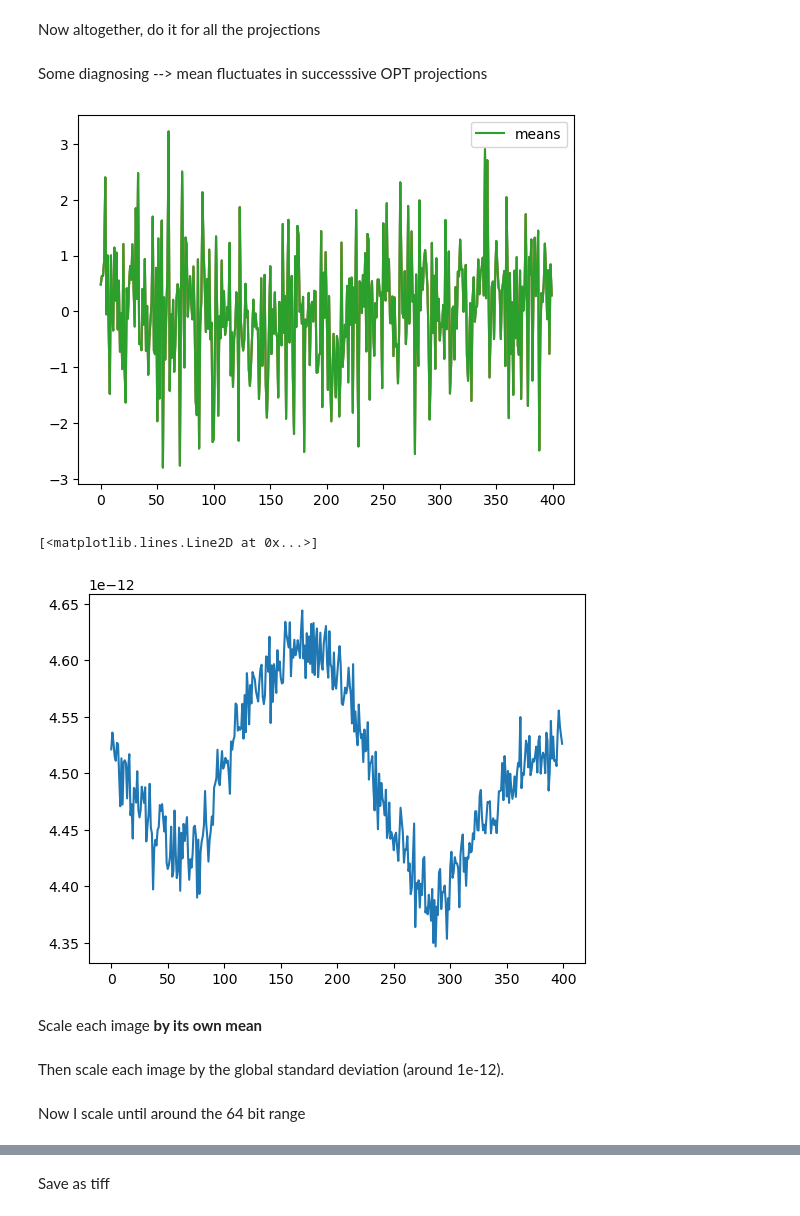
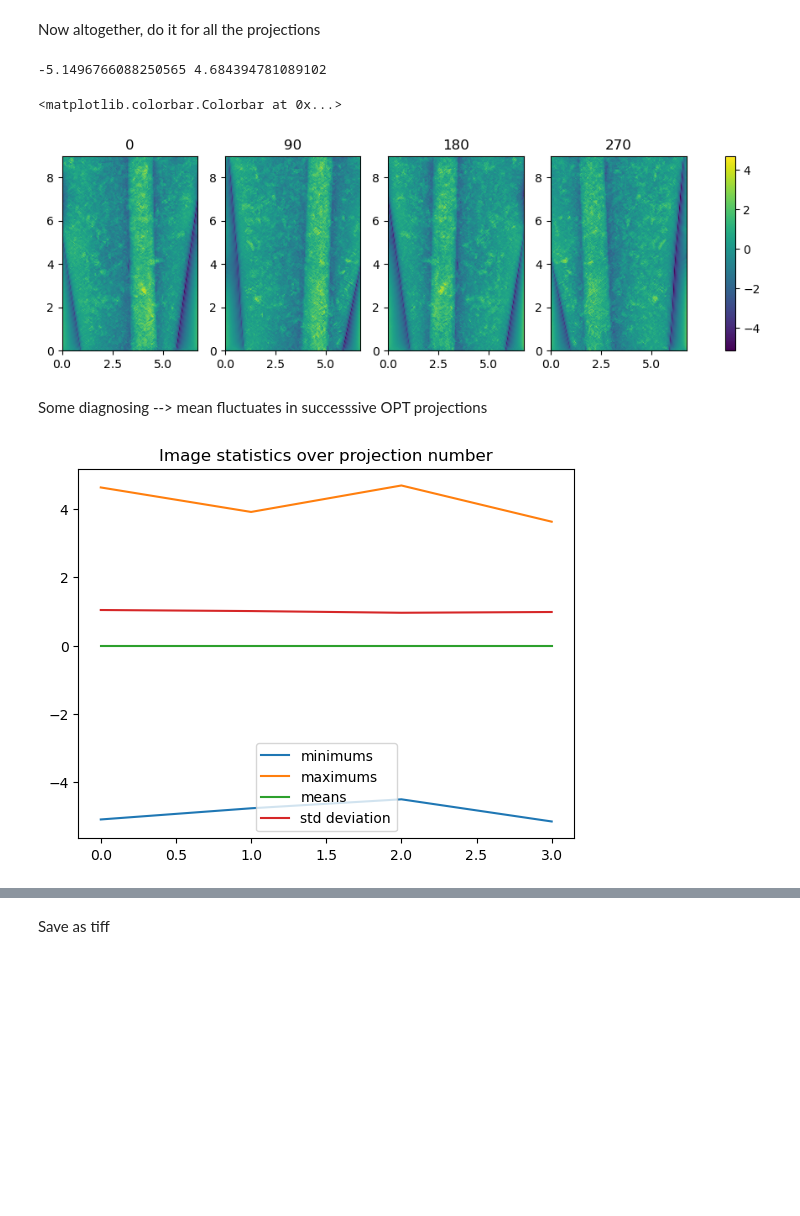
Before and after one commit to kwokkenton/optea, a Jupyter notebook: led_array/agarose_phantom_analysis waller.ipynb, the cells around one changed output, grey strips where cells are left out. Cells and saved outputs as stored; diff of their text form; code cells hidden in the pictures; blank space fills up the shorter version.

```diff
--- a/led_array/agarose_phantom_analysis waller.ipynb
+++ b/led_array/agarose_phantom_analysis waller.ipynb
@@ -39,6 +39,8 @@ e = 6.45e-3 # Pixel size (mm)
 
 # Which projection to take
 projection = 0
+
+phantom = full_phantom[::100]
 # %% [markdown]
 Process images by dividing by their background (Tian and Waller 2015).
 
@@ -197,11 +186,37 @@ ax[1].axis('off')
 # %% [markdown]
 Now altogether, do it for all the projections
 # %%
-num_projections = 400
+def do_dpc(dpc_images):
+    dpc_solver_obj = DPCSolver(dpc_images, wavelength, na, na_in, pixel_size, rotation, dpc_num=dpc_num)
+    dpc_solver_obj.setTikhonovRegularization(reg_u = 1e-1, reg_p = 5e-3)
+    dpc_result = dpc_solver_obj.solve()
+    return dpc_result[0].imag
+
+num_projections = len(phantom)
 phase_contrast = np.zeros((num_projections, im_height, im_width))
 
 for i in tqdm(range(num_projections)):
-    phi = do_fourier_integration(left_right[i], top_bottom[i], freq_x, freq_y)
+    phi = do_dpc(phantom[i])
     phase_contrast[i] = phi
+# %%
+title_labels = [0, 90, 180, 270]
+fig, axes = plt.subplots(1,4, figsize=(12,3))
+
+vmin = np.min(phase_contrast)
+vmax = np.max(phase_contrast)
+
+print(vmin, vmax)
+
+for i, ax in enumerate(axes.flat):
+    im = ax.pcolormesh(X, Y, phase_contrast[i], vmin=vmin, vmax=vmax, cmap='viridis')
+    ax.set_title(title_labels[i], fontsize=12)
+    # ax[i].set_xlabel('Length (mm)')
+
+# cbar_ax = fig.add_axes([0.85, 0.15, 0.05, 0.7])
+plt.colorbar(im, ax=axes.ravel().tolist())
+# %% [output]
+-5.1496766088250565 4.684394781089102
+<matplotlib.colorbar.Colorbar at 0x...>
+[figure, added]
 # %% [markdown]
 Some diagnosing --> mean fluctuates in successsive OPT projections
@@ -208,23 +225,22 @@ Some diagnosing --> mean fluctuates in successsive OPT projections
 # %%
 minimums = []
 maximums = []
 means = []
 std = []
-for i in range(400):
+for i in range(num_projections):
     minimums.append(np.min(phase_contrast[i]))
     maximums.append(np.max(phase_contrast[i]))
     means.append(np.mean(phase_contrast[i]))
     std.append(np.std(phase_contrast[i]))
 
-plt.plot(minimums)
-plt.plot(maximums)
+plt.title('Image statistics over projection number')
+plt.plot(minimums, label='minimums')
+plt.plot(maximums, label= 'maximums')
 plt.plot(means, label='means')
+
+
+plt.plot(std, label='std deviation')
 plt.legend()
 plt.show()
-plt.plot(std)
 # %% [output]
-[figure, old version]
+[figure, new version]
-[<matplotlib.lines.Line2D at 0x...>]
-[figure, removed]
-# %% [markdown]
-Scale each image **by its own mean**
@@ -233,2 +246,0 @@ phase_contrast_subtracted = phase_contrast - np.array(means)[:,None,None]
-# %% [markdown]
-Then scale each image by the global standard deviation (around 1e-12).
@@ -238,2 +246,0 @@ phase_contrast_subtracted *= 1e12
-# %% [markdown]
-Now I scale until around the 64 bit range
```
Also changed, not shown: parts of 17 cells of this notebook, 2 other files.
